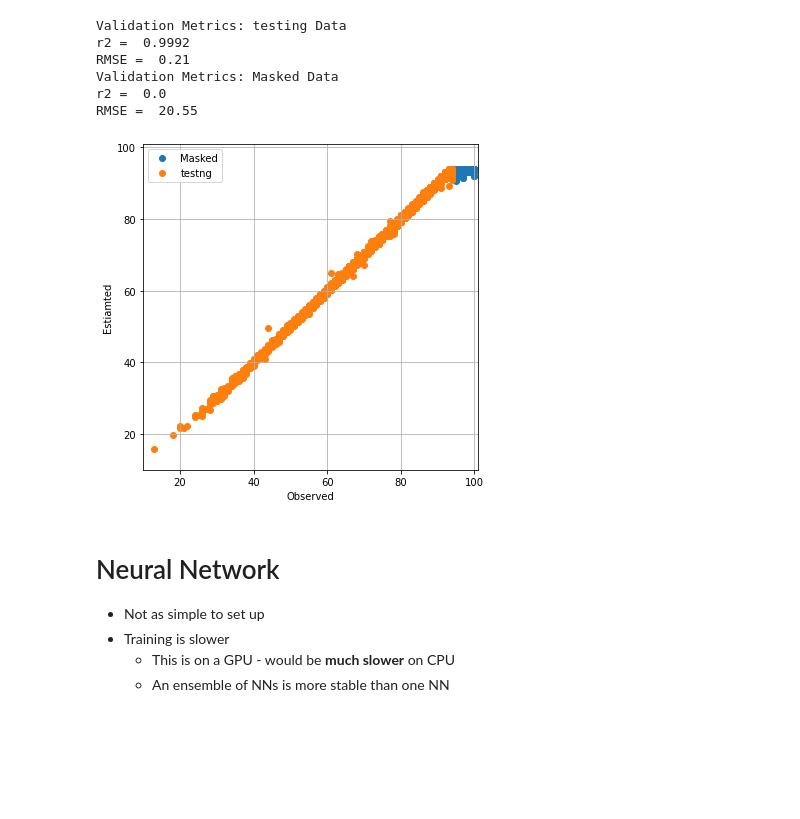
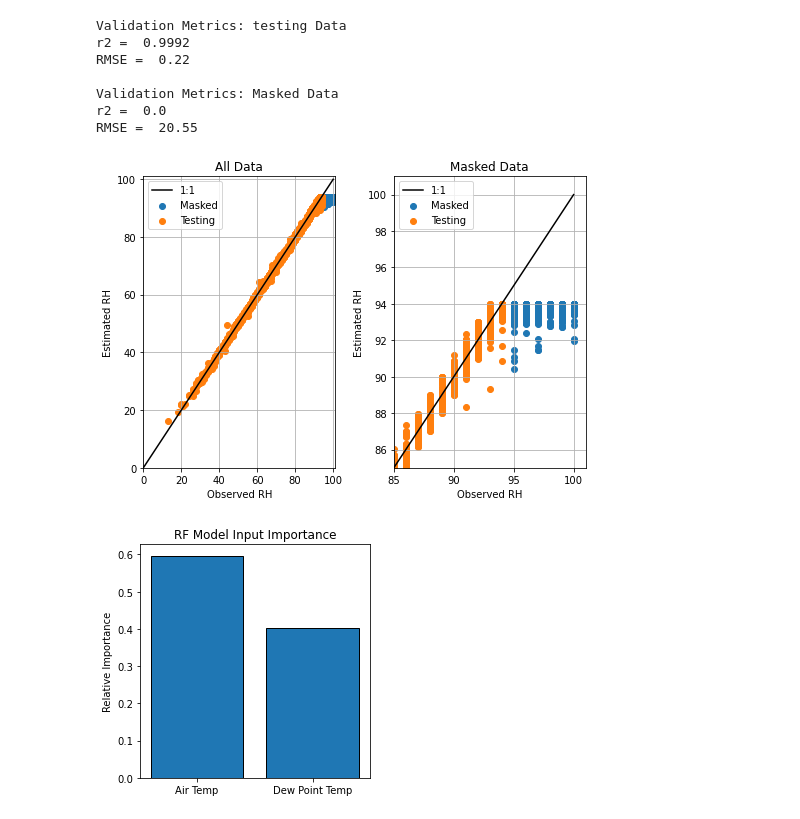
Before and after one commit to June-Skeeter/ML_Scripts, a Jupyter notebook: NN_v_RF_example.ipynb, the cells around one changed output. Saved outputs shown, nothing was run; the diff lists cells and outputs as text; code cells hidden in the pictures; blank space fills up the shorter version.

```diff
--- a/NN_v_RF_example.ipynb
+++ b/NN_v_RF_example.ipynb
@@ -70,43 +94,54 @@ Training Time:  3.29  Seconds
 # %%
 test = RF.predict(x_test)
 Mask = RF.predict(x_mask)
+
+fig,axes=plt.subplots(1,2,figsize=(7,5))
+for ax in axes:
+    ax.scatter(y_mask,Mask,label='Masked')
+    ax.scatter(y_test,test,label='Testing')
+    ax.plot([0,100],[0,100],color='k',label='1:1')
+    ax.set_ylabel('Estimated '+Y_alias)
+    ax.set_xlabel('Observed '+Y_alias)
+    ax.grid()
+    ax.legend()
+
+axes[0].set_title('All Data')
+axes[0].set_xlim(0,101)
+axes[0].set_ylim(0,101)
+axes[1].set_title('Masked Data')
+axes[1].set_xlim(85,101)
+axes[1].set_ylim(85,101)
+plt.tight_layout()
 
 
 R2 = metrics.r2_score(y_test,test)
 if R2 < 0:
     R2 = 0.0
 RMSE = metrics.mean_squared_error(y_test,test)
 print('Validation Metrics: testing Data \nr2 = ',np.round(R2,4),'\nRMSE = ',np.round(RMSE,2))
 
+print()
+
 R2 = metrics.r2_score(y_mask,Mask)
 if R2 < 0:
     R2 = 0.0
 RMSE = metrics.mean_squared_error(y_mask,Mask)
 print('Validation Metrics: Masked Data \nr2 = ',np.round(R2,4),'\nRMSE = ',np.round(RMSE,2))
 
-
-plt.figure(figsize=(6,6))
-plt.scatter(y_mask,Mask,label='Masked')
-plt.scatter(y_test,test,label='testng')
-plt.ylabel('Estiamted')
-plt.xlabel('Observed')
-plt.xlim(10,101)
-plt.ylim(10,101)
-plt.grid()
-plt.legend()
-plt.show()
+# Inspect the "feature importance"
+# The relative weight of the input data in the model
+fig,ax=plt.subplots(figsize=(4,4))
+ax.bar(X_alias,RF.feature_importances_,edgecolor='k')
+ax.set_ylabel('Relative Importance')
+ax.set_title('RF Model Input Importance')
+plt.tight_layout()
 # %% [output]
 Validation Metrics: testing Data
 r2 =  0.9992
-RMSE =  0.21
+RMSE =  0.22
+
 Validation Metrics: Masked Data
 r2 =  0.0
 RMSE =  20.55
-[figure, old version]
+[figure, new version]
+[figure, added]
-# %% [markdown]
-# Neural Network
-
-* Not as simple to set up
-* Training is slower
-    * This is on a GPU - would be **much slower** on CPU
-    * An ensemble of NNs is more stable than one NN
```
Also changed, not shown: parts of 22 cells of this notebook, 3 other files.
